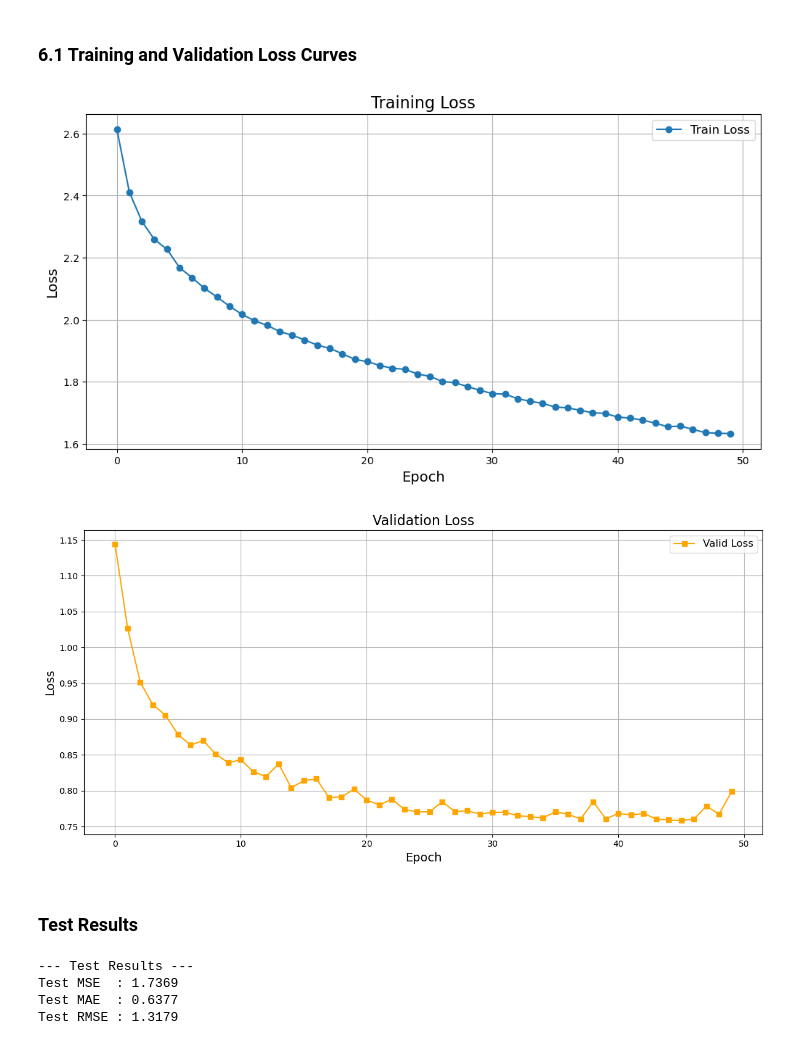
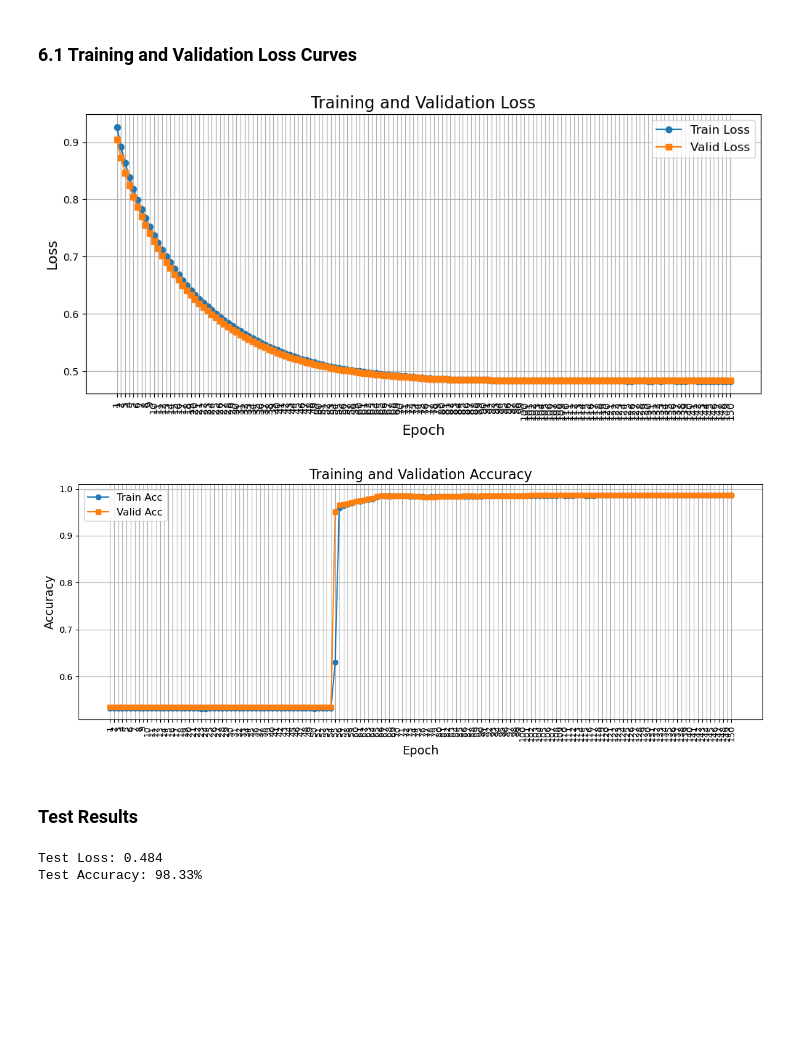
Before and after one commit to a-ciarniello/Tropical_Simplex, a Jupyter notebook: MLP_Tropical.ipynb, the cells around one changed output. Drawn from its saved outputs; the diff is of its cells as text; code cells hidden in the pictures; blank space fills up the shorter version.

```diff
--- a/MLP_Tropical.ipynb
+++ b/MLP_Tropical.ipynb
@@ -249,4 +173,11 @@ class TropMLP(nn.Module):
 ## 3. Definition of Training, Validation, and Testing Modules
 # %% [markdown]
 ### 3.1 Training
+# %%
+def calculate_accuracy(y_pred, y):
+    probs = torch.sigmoid(y_pred)
+    preds = (probs >= 0.5).long()
+    correct = preds.eq(y.long()).sum()
+    acc = correct.float() / y.shape[0]
+    return acc
 # %%
@@ -503,56 +369,48 @@ Ora puoi ispezionare i file .csv per vedere tutti i coefficienti numerici.
 ### 6.1 Training and Validation Loss Curves
 # %%
 def plot_results(results):
-    """
-    Plots training and validation loss over epochs.
 
-    Args:
-        results: pandas DataFrame with columns 'Train Loss' and 'Valid Loss', indexed by epoch
-    """
-
-    # Plot Training Loss
-    plt.figure(figsize=(12, 6))
+    plt.figure(figsize=(12, 5))
     plt.plot(results.index, results['Train Loss'], label='Train Loss', marker='o')
-    plt.title('Training Loss', fontsize=16)
+    plt.plot(results.index, results['Valid Loss'], label='Valid Loss', marker='s')
+    plt.title('Training and Validation Loss', fontsize=16)
     plt.xlabel('Epoch', fontsize=14)
     plt.ylabel('Loss', fontsize=14)
     plt.legend(fontsize=12)
+    plt.xticks(results.index)
+    plt.xticks(rotation=90)
     plt.grid(True)
 
-    # Plot Validation Loss
-    plt.figure(figsize=(12, 6))
-    plt.plot(results.index, results['Valid Loss'], label='Valid Loss', marker='s', color='orange')
-    plt.title('Validation Loss', fontsize=16)
+
+    plt.figure(figsize=(12, 5))
+    plt.plot(results.index, results['Train Acc'], label='Train Acc', marker='o')
+    plt.plot(results.index, results['Valid Acc'], label='Valid Acc', marker='s')
+    plt.title('Training and Validation Accuracy', fontsize=16)
     plt.xlabel('Epoch', fontsize=14)
-    plt.ylabel('Loss', fontsize=14)
+    plt.ylabel('Accuracy', fontsize=14)
     plt.legend(fontsize=12)
+    plt.xticks(results.index)
+    plt.xticks(rotation=90)
     plt.grid(True)
+
 
     plt.tight_layout()
     plt.show()
 # %%
-# Convert list of dicts to DataFrame
-results_Tropical = pd.DataFrame(results_Regression)
+df_results = pd.DataFrame(results, index=range(1, EPOCHS+1))
+plot_results(df_results)
+# %% [output]
+[figure, added]
+[figure, added]
-# %%
-plot_results(results_Tropical)
-# %% [output]
-[figure, removed]
-[figure, removed]
 # %% [markdown]
 ### Test Results
 # %%
-# Load the best saved model weights
-model.load_state_dict(torch.load('tropical-regression-model.pt'))
+model.load_state_dict(torch.load('tropical_model.pt'))
 
-# Evaluate the model on the test set
-test_mse, test_mae, test_rmse = evaluate_test(model, test_loader, nn.MSELoss(), nn.L1Loss())
-
-print("\n--- Test Results ---")
-print(f"Test MSE  : {test_mse:.4f}")
-print(f"Test MAE  : {test_mae:.4f}")
-print(f"Test RMSE : {test_rmse:.4f}")
+model.eval()
+test_loss, test_acc = validate(model, test_loader, criterion)
+print(f'Test Loss: {test_loss:.3f}')
+print(f'Test Accuracy: {test_acc*100:.2f}%')
 # %% [output]
---- Test Results ---
-Test MSE  : 1.7369
-Test MAE  : 0.6377
-Test RMSE : 1.3179
+Test Loss: 0.484
+Test Accuracy: 98.33%
```
Also changed, not shown: parts of 18 cells of this notebook, 22 other files.
